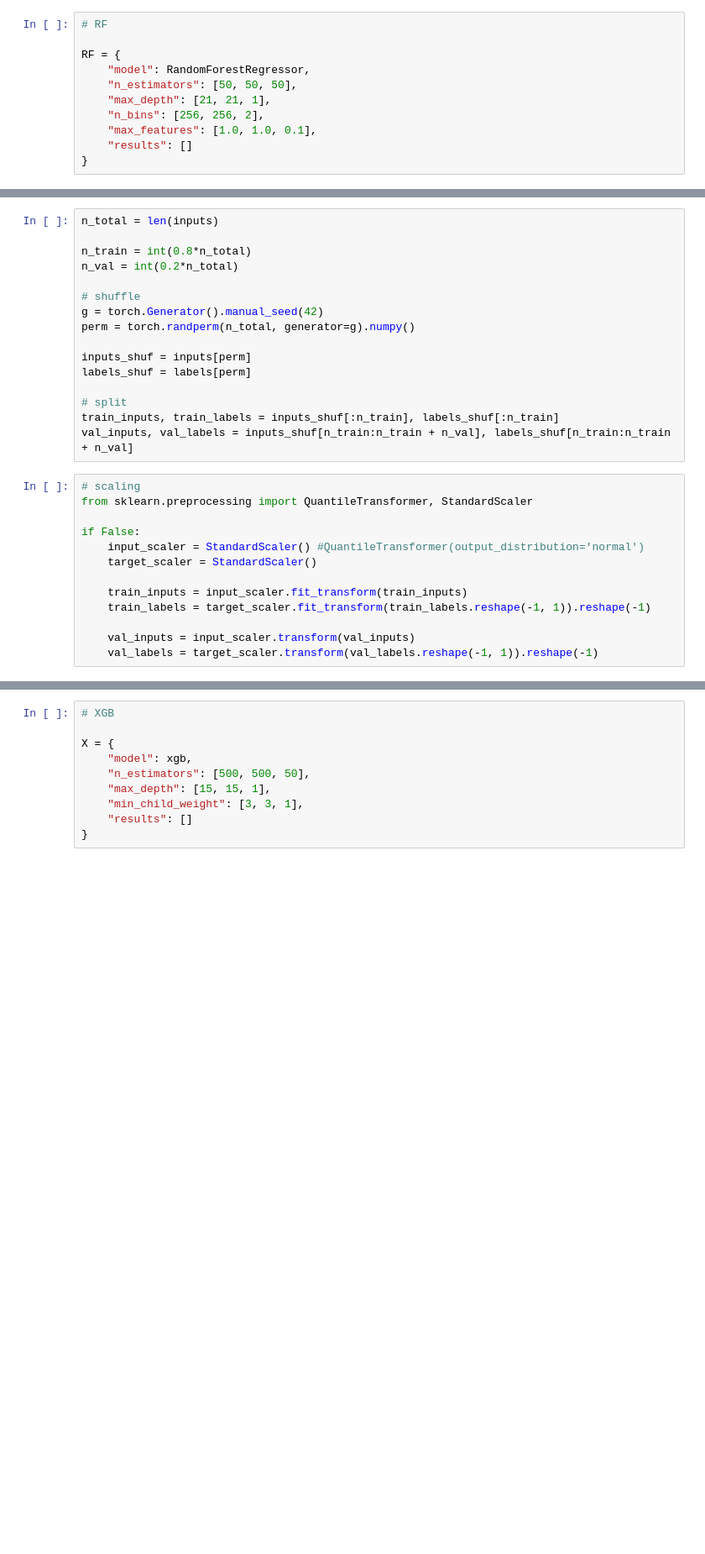
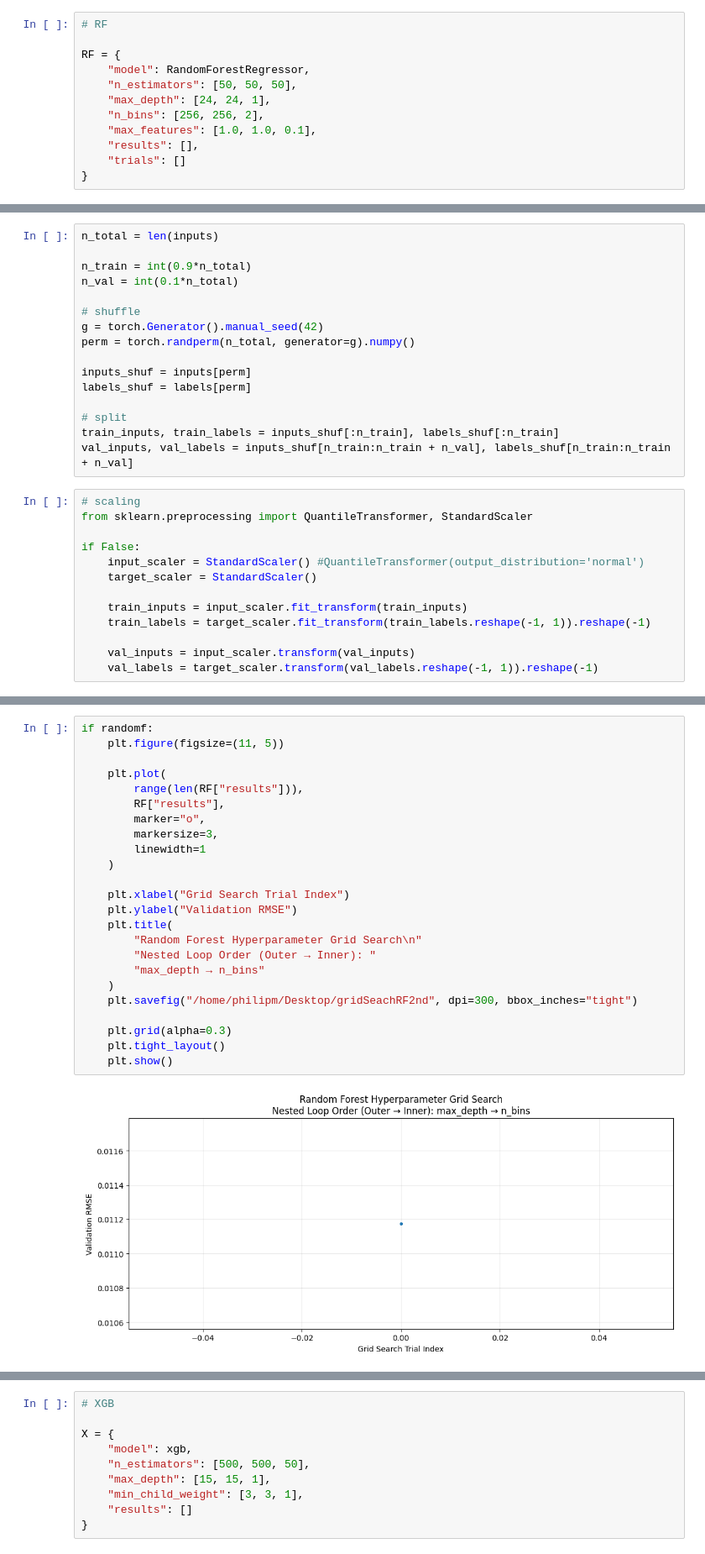
Before and after one commit to fmarkovitsis/ML-For-CV-Robustness, a Jupyter notebook: models/Original/classicalML/classicalML.ipynb, the cells around one changed output, grey strips where cells are left out. Shown at 84% size. Drawn from its saved outputs; the diff is of its cells as text; blank space fills up the shorter version.

```diff
--- a/models/Original/classicalML/classicalML.ipynb
+++ b/models/Original/classicalML/classicalML.ipynb
@@ -25,10 +47,11 @@ import gc
 RF = {
     "model": RandomForestRegressor,
     "n_estimators": [50, 50, 50],
-    "max_depth": [21, 21, 1],
+    "max_depth": [24, 24, 1],
     "n_bins": [256, 256, 2],
     "max_features": [1.0, 1.0, 0.1],
-    "results": []
+    "results": [],
+    "trials": []
 }
 # %%
 # ET
@@ -99,8 +125,8 @@ if len(labels) != len (inputs):
 # %%
 n_total = len(inputs)
 
-n_train = int(0.8*n_total)
-n_val = int(0.2*n_total)
+n_train = int(0.9*n_total)
+n_val = int(0.1*n_total)
 
 # shuffle
 g = torch.Generator().manual_seed(42)
@@ -185,0 +248,26 @@ if False:
+# %%
+if randomf:
+    plt.figure(figsize=(11, 5))
+
+    plt.plot(
+        range(len(RF["results"])),
+        RF["results"],
+        marker="o",
+        markersize=3,
+        linewidth=1
+    )
+
+    plt.xlabel("Grid Search Trial Index")
+    plt.ylabel("Validation RMSE")
+    plt.title(
+        "Random Forest Hyperparameter Grid Search\n"
+        "Nested Loop Order (Outer → Inner): "
+        "max_depth → n_bins"
+    )
+    plt.savefig("/home/philipm/Desktop/gridSeachRF2nd", dpi=300, bbox_inches="tight")
+
+    plt.grid(alpha=0.3)
+    plt.tight_layout()
+    plt.show()
+# %% [output]
+[figure, added]
```
Also changed, not shown: parts of 27 cells of this notebook, 46 other files.
